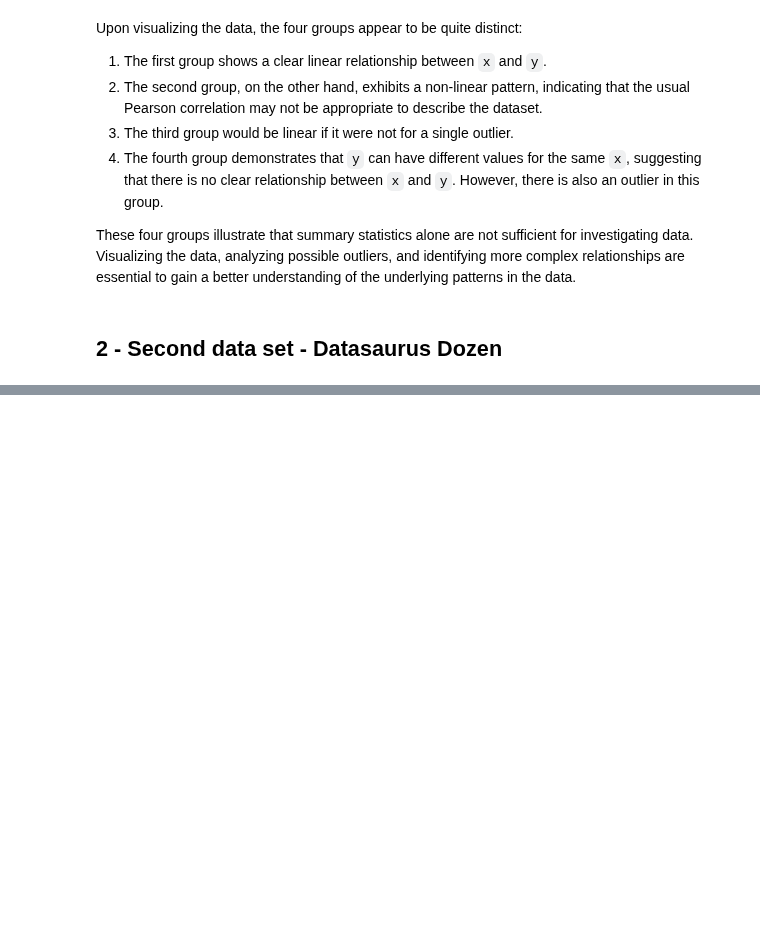
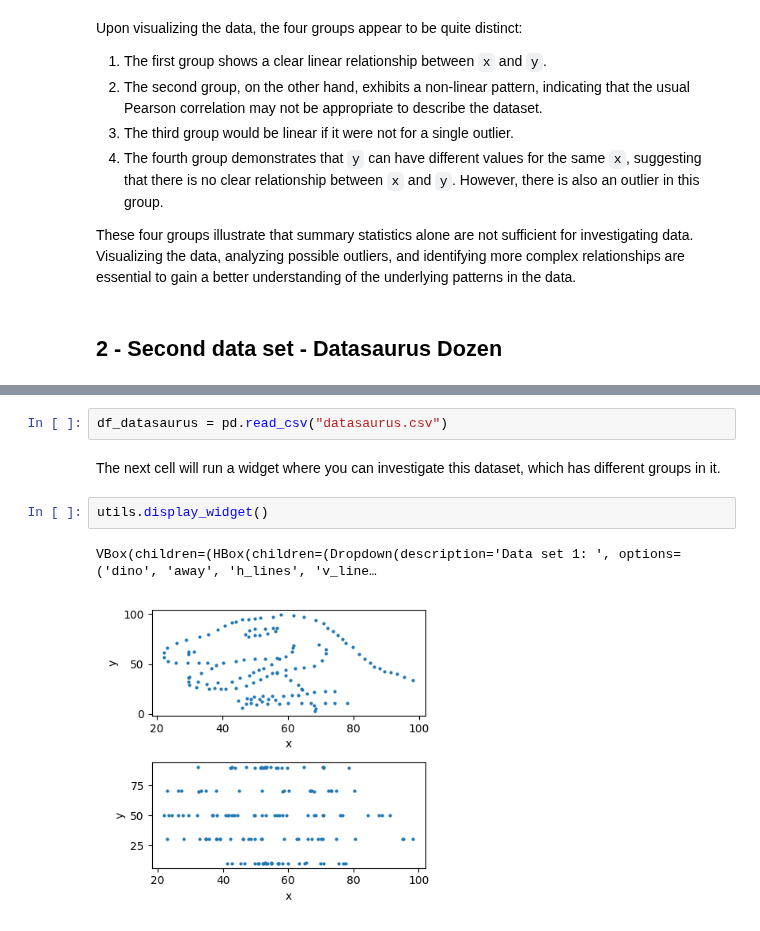
Before and after one commit to rahiakela/mathematics-for-machine-learning, a Jupyter notebook: mathematics-for-machine-learning-and-data-science-specialization/03-probability-and-statistics/week2-describing-probability-distributions/lab_1_summary_statistics_and_visualization_of_datasets.ipynb, the cells around one changed output, grey strips where cells are left out. Drawn from its saved outputs; the diff is of its cells as text; blank space fills up the shorter version.

```diff
--- a/mathematics-for-machine-learning-and-data-science-specialization/03-probability-and-statistics/week2-describing-probability-distributions/lab_1_summary_statistics_and_visualization_of_datasets.ipynb
+++ b/mathematics-for-machine-learning-and-data-science-specialization/03-probability-and-statistics/week2-describing-probability-distributions/lab_1_summary_statistics_and_visualization_of_datasets.ipynb
@@ -387,0 +117,9 @@ Thus, $P(n) \geq \frac{1}{2}$ if $n \geq \sqrt{\ln 2 \cdot 365} \approx 15.9 \ge
+# %%
+df_datasaurus = pd.read_csv("datasaurus.csv")
+# %% [markdown]
+The next cell will run a widget where you can investigate this dataset, which has different groups in it.
+# %%
+utils.display_widget()
+# %% [output]
+VBox(children=(HBox(children=(Dropdown(description='Data set 1: ', options=('dino', 'away', 'h_lines', 'v_line…
+[figure, added]
```
Also changed, not shown: parts of 25 cells of this notebook.
